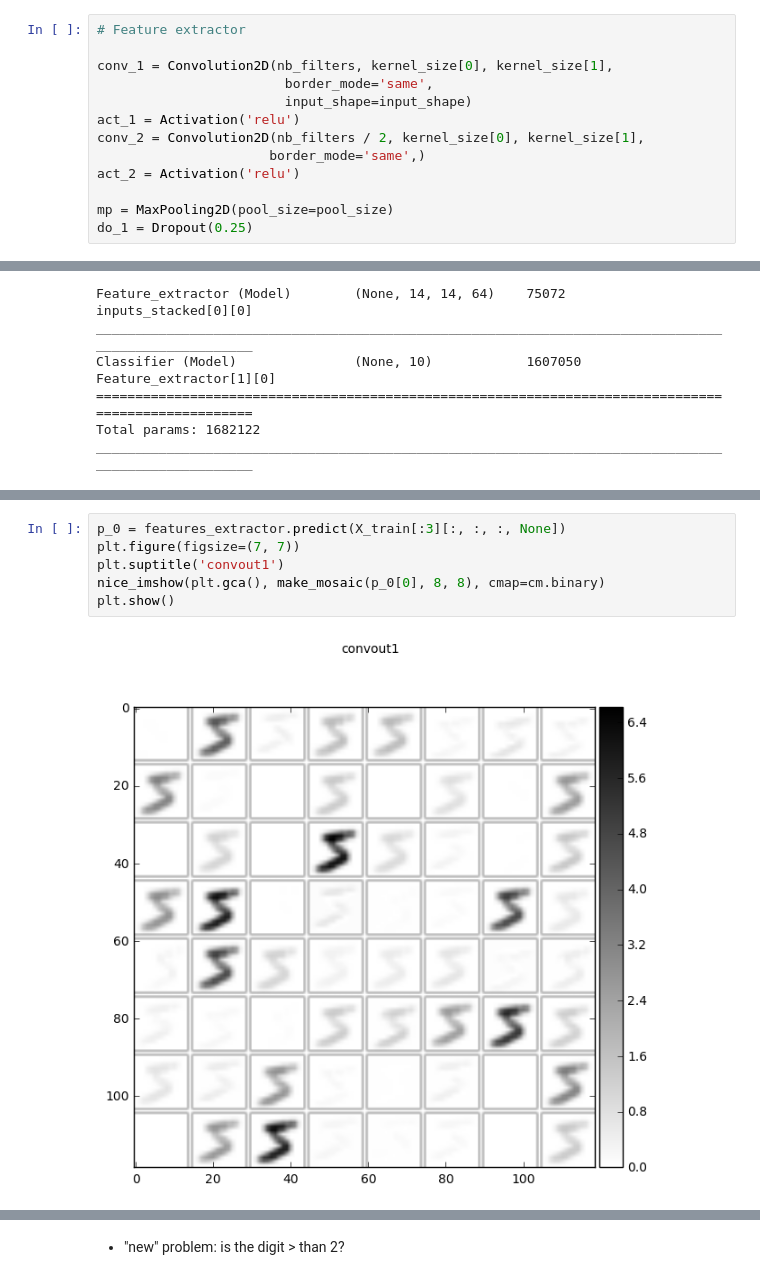
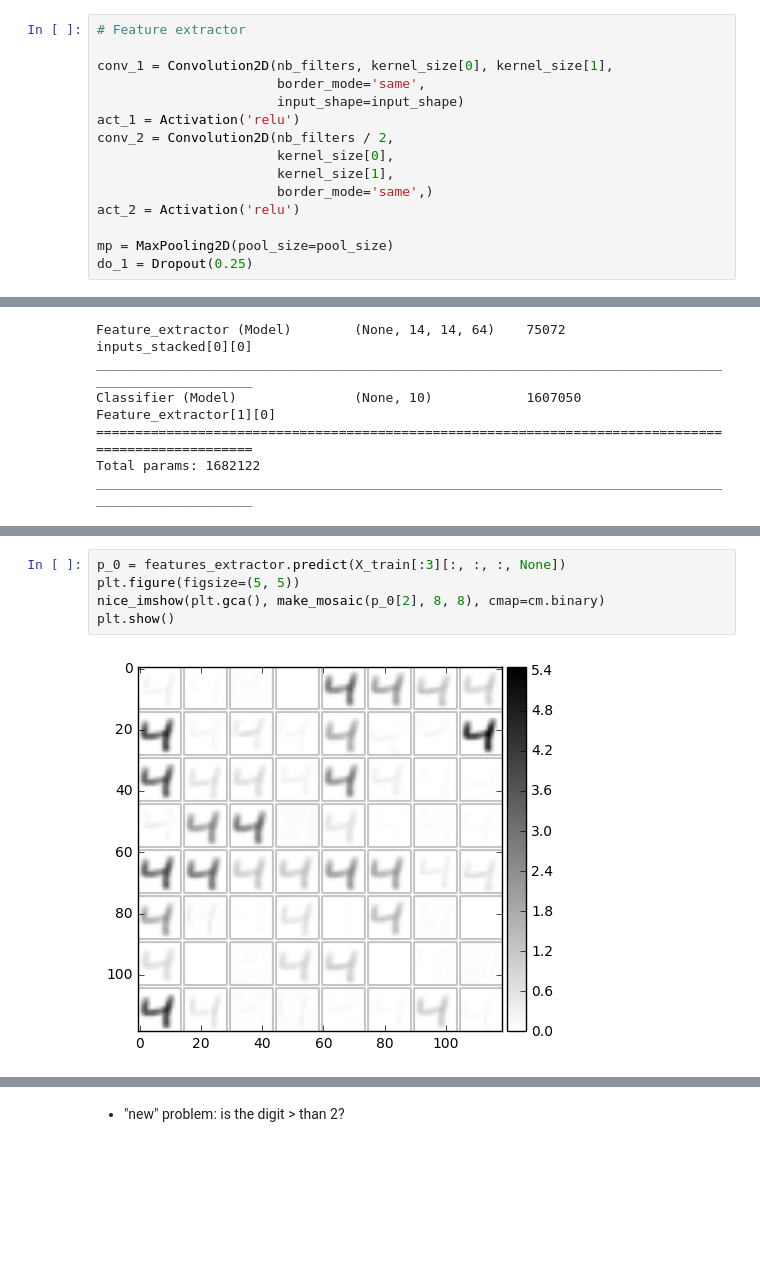
Before and after one commit to tboquet/presentations, a Jupyter notebook: Keras_intro.ipynb, the cells around one changed output, grey strips where cells are left out. Saved outputs shown, nothing was run; the diff lists cells and outputs as text; blank space fills up the shorter version.

```diff
--- a/Keras_intro.ipynb
+++ b/Keras_intro.ipynb
@@ -251,11 +257,13 @@ from keras.layers import Input
 # Feature extractor
 
 conv_1 = Convolution2D(nb_filters, kernel_size[0], kernel_size[1],
-                        border_mode='same',
-                        input_shape=input_shape)
+                       border_mode='same',
+                       input_shape=input_shape)
 act_1 = Activation('relu')
-conv_2 = Convolution2D(nb_filters / 2, kernel_size[0], kernel_size[1],
-                      border_mode='same',)
+conv_2 = Convolution2D(nb_filters / 2,
+                       kernel_size[0],
+                       kernel_size[1],
+                       border_mode='same',)
 act_2 = Activation('relu')
 
 mp = MaxPooling2D(pool_size=pool_size)
@@ -429,9 +436,8 @@ Epoch 5/5
 # %%
 p_0 = features_extractor.predict(X_train[:3][:, :, :, None])
-plt.figure(figsize=(7, 7))
-plt.suptitle('convout1')
-nice_imshow(plt.gca(), make_mosaic(p_0[0], 8, 8), cmap=cm.binary)
+plt.figure(figsize=(5, 5))
+nice_imshow(plt.gca(), make_mosaic(p_0[2], 8, 8), cmap=cm.binary)
 plt.show()
 # %% [output]
-[figure, old version]
+[figure, new version]
 # %% [markdown]
```
Also changed, not shown: parts of 27 cells of this notebook.
